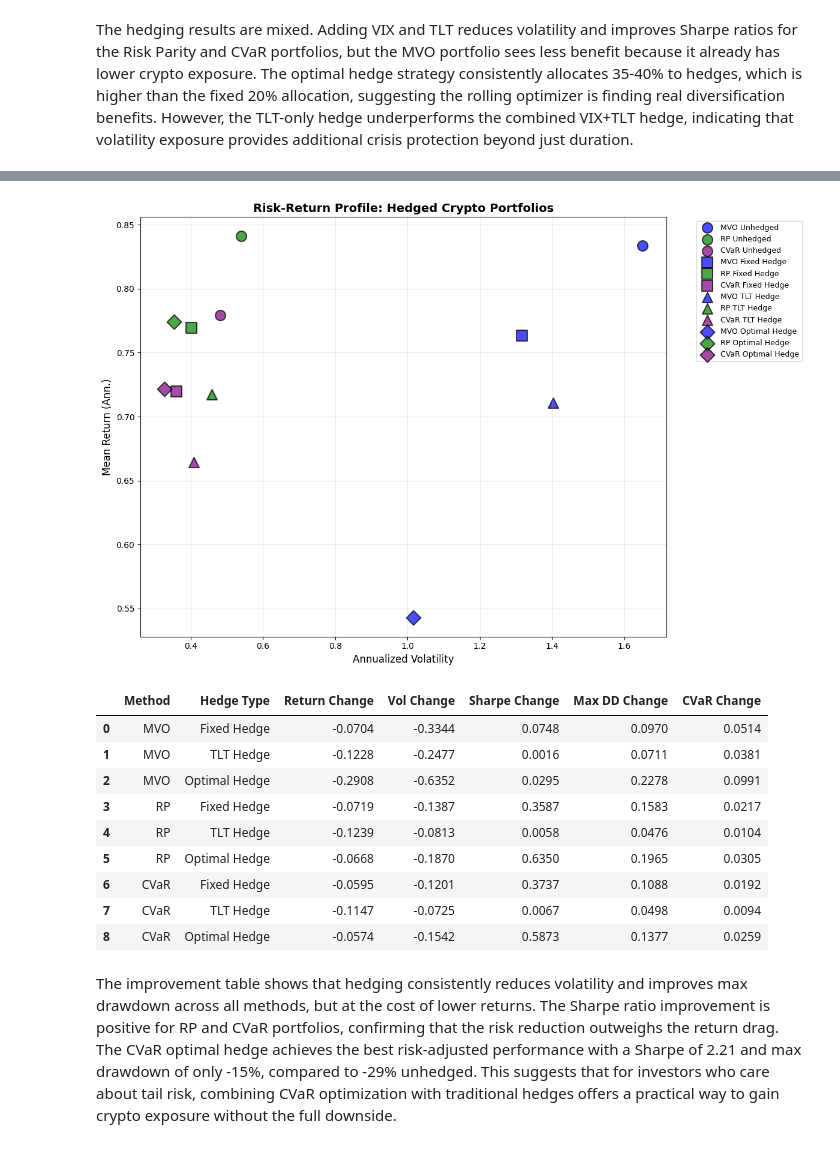
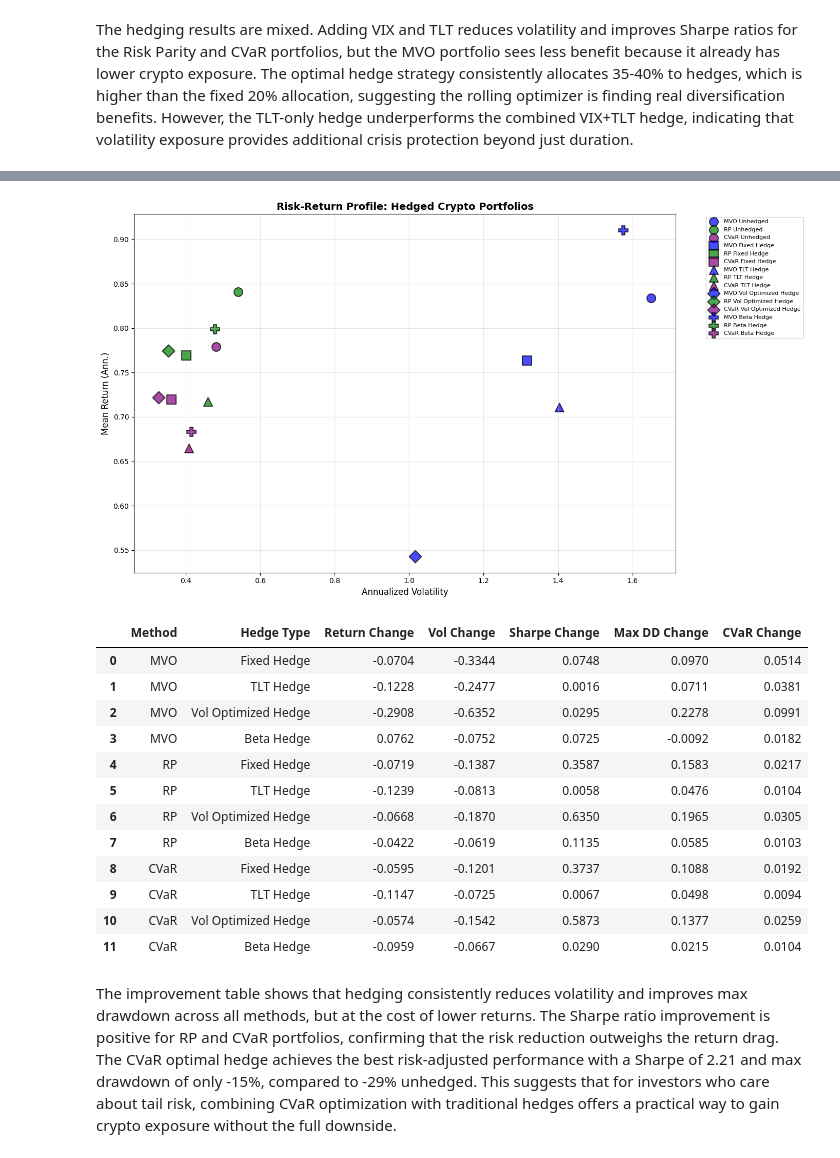
Before and after one commit to sahilnay/crypto-final-project-trad-crypto-assets, a Jupyter notebook: 5_portfolio_optimization/portfolio_optimization.ipynb, the cells around one changed output, grey strips where cells are left out. Drawn from its saved outputs; the diff is of its cells as text; code cells hidden in the pictures.

Commit message:
beta

```diff
--- a/5_portfolio_optimization/portfolio_optimization.ipynb
+++ b/5_portfolio_optimization/portfolio_optimization.ipynb
@@ -583,4 +667,5 @@ plt.show()
 # %%
+# Vol Optimized Hedge Ratios
 fig, ax = plt.subplots(figsize=(12, 5))
 
 for method, color in [('MVO', 'blue'), ('RP', 'green'), ('CVaR', 'purple')]:
@@ -588,14 +673,41 @@ for method, color in [('MVO', 'blue'), ('RP', 'green'), ('CVaR', 'purple')]:
             label=f'{method}', linewidth=1.5, color=color, alpha=0.8)
 
 ax.set_xlabel('Date')
-ax.set_ylabel('Optimal Hedge Ratio')
-ax.set_title('Rolling Optimal Hedge Ratios (60-day window)', fontsize=14, fontweight='bold')
+ax.set_ylabel('Vol Optimized Hedge Ratio')
+ax.set_title('Rolling Vol Optimized Hedge Ratios (60-day window)', fontsize=14, fontweight='bold')
 ax.legend()
 ax.grid(True, alpha=0.3)
 ax.set_ylim(0, 0.45)
 plt.tight_layout()
-plt.savefig(os.path.join(FIG_DIR, 'rolling_optimal_hedge_ratios.png'), dpi=300, bbox_inches='tight')
+plt.savefig(os.path.join(FIG_DIR, 'rolling_vol_optimized_hedge_ratios.png'), dpi=300, bbox_inches='tight')
 plt.show()
 
-print("Average optimal hedge ratios:", {m: f"{hedge_ratio_history[m].mean():.1%}" for m in ['MVO', 'RP', 'CVaR']})
+print("Average vol optimized hedge ratios:", {m: f"{hedge_ratio_history[m].mean():.1%}" for m in ['MVO', 'RP', 'CVaR']})
+
+# Beta Hedge Weights
+fig, axes = plt.subplots(1, 3, figsize=(18, 5))
+
+for idx, method in enumerate(['MVO', 'RP', 'CVaR']):
+    ax = axes[idx]
+    beta_wts = beta_hedge_weights_history[method]
+
+    for col, color in [('^VIX', 'red'), ('TLT', 'blue')]:
+        if col in beta_wts.columns:
+            ax.plot(beta_wts.index, beta_wts[col].values, label=col, linewidth=1.5, color=color, alpha=0.8)
+
+    ax.axhline(y=0, color='black', linestyle='--', linewidth=0.5)
+    ax.set_xlabel('Date')
+    ax.set_ylabel('Hedge Weight')
+    ax.set_title(f'{method}: Rolling Beta Hedge Weights (60-day window)', fontsize=12, fontweight='bold')
+    ax.legend()
+    ax.grid(True, alpha=0.3)
+
+plt.tight_layout()
+plt.savefig(os.path.join(FIG_DIR, 'rolling_beta_hedge_weights.png'), dpi=300, bbox_inches='tight')
+plt.show()
+
+print("Average beta hedge weights:")
+for method in ['MVO', 'RP', 'CVaR']:
+    avg_wts = beta_hedge_weights_history[method].mean()
+    print(f"  {method}: VIX={avg_wts['^VIX']:.2%}, TLT={avg_wts['TLT']:.2%}, Total={avg_wts.sum():.2%}")
 # %% [output]
@@ -604,49 +721,49 @@ Average optimal hedge ratios: {'MVO': '39.5%', 'RP': '37.2%', 'CVaR': '34.3%'}
 # %%
-fig, ax = plt.subplots(figsize=(12, 8))
+fig, ax = plt.subplots(figsize=(14, 8))
 
 colors = {'MVO': 'blue', 'RP': 'green', 'CVaR': 'purple'}
-markers = {'Unhedged': 'o', 'Fixed Hedge': 's', 'TLT Hedge': '^', 'Optimal Hedge': 'D'}
+markers = {'Unhedged': 'o', 'Fixed Hedge': 's', 'TLT Hedge': '^', 'Vol Optimized Hedge': 'D', 'Beta Hedge': 'P'}
 
 for name in hedged_comparison_df.index:
     # Determine method and hedge type
     for method in ['MVO', 'RP', 'CVaR']:
         if name.startswith(method):
             color = colors[method]
-            for hedge_type in ['Unhedged', 'Fixed Hedge', 'TLT Hedge', 'Optimal Hedge']:
+            for hedge_type in ['Unhedged', 'Fixed Hedge', 'TLT Hedge', 'Vol Optimized Hedge', 'Beta Hedge']:
                 if hedge_type in name:
                     marker = markers[hedge_type]
                     break
             break
 
     ax.scatter(
         hedged_comparison_df.loc[name, 'Ann. Vol'],
         hedged_comparison_df.loc[name, 'Mean Return'],
         c=color,
         marker=marker,
         s=150,
         alpha=0.7,
         edgecolors='black',
         linewidth=1.5,
         label=name
     )
 
 ax.set_xlabel('Annualized Volatility', fontsize=12)
 ax.set_ylabel('Mean Return (Ann.)', fontsize=12)
 ax.set_title('Risk-Return Profile: Hedged Crypto Portfolios', fontsize=14, fontweight='bold')
-ax.legend(bbox_to_anchor=(1.05, 1), loc='upper left', fontsize=9)
+ax.legend(bbox_to_anchor=(1.05, 1), loc='upper left', fontsize=8)
 ax.grid(True, alpha=0.3)
 plt.tight_layout()
 plt.savefig(os.path.join(FIG_DIR, 'hedged_risk_return_scatter.png'), dpi=300, bbox_inches='tight')
 plt.show()
 # %% [output]
-[figure, old version]
+[figure, new version]
 # %%
 improvement_data = []
 
 for method in ['MVO', 'RP', 'CVaR']:
     unhedged_metrics = hedged_comparison_df.loc[f'{method} Unhedged']
 
-    for hedge_type in ['Fixed Hedge', 'TLT Hedge', 'Optimal Hedge']:
+    for hedge_type in ['Fixed Hedge', 'TLT Hedge', 'Vol Optimized Hedge', 'Beta Hedge']:
         hedged_name = f'{method} {hedge_type}'
         hedged_met = hedged_comparison_df.loc[hedged_name]
 
@@ -667,13 +784,16 @@ improvement_df.round(4)
 |  | Method | Hedge Type | Return Change | Vol Change | Sharpe Change | Max DD Change | CVaR Change |
 | 0 | MVO | Fixed Hedge | -0.0704 | -0.3344 | 0.0748 | 0.0970 | 0.0514 |
 | 1 | MVO | TLT Hedge | -0.1228 | -0.2477 | 0.0016 | 0.0711 | 0.0381 |
-| 2 | MVO | Optimal Hedge | -0.2908 | -0.6352 | 0.0295 | 0.2278 | 0.0991 |
-| 3 | RP | Fixed Hedge | -0.0719 | -0.1387 | 0.3587 | 0.1583 | 0.0217 |
-| 4 | RP | TLT Hedge | -0.1239 | -0.0813 | 0.0058 | 0.0476 | 0.0104 |
-| 5 | RP | Optimal Hedge | -0.0668 | -0.1870 | 0.6350 | 0.1965 | 0.0305 |
-| 6 | CVaR | Fixed Hedge | -0.0595 | -0.1201 | 0.3737 | 0.1088 | 0.0192 |
-| 7 | CVaR | TLT Hedge | -0.1147 | -0.0725 | 0.0067 | 0.0498 | 0.0094 |
-| 8 | CVaR | Optimal Hedge | -0.0574 | -0.1542 | 0.5873 | 0.1377 | 0.0259 |
+| 2 | MVO | Vol Optimized Hedge | -0.2908 | -0.6352 | 0.0295 | 0.2278 | 0.0991 |
+| 3 | MVO | Beta Hedge | 0.0762 | -0.0752 | 0.0725 | -0.0092 | 0.0182 |
+| 4 | RP | Fixed Hedge | -0.0719 | -0.1387 | 0.3587 | 0.1583 | 0.0217 |
+| 5 | RP | TLT Hedge | -0.1239 | -0.0813 | 0.0058 | 0.0476 | 0.0104 |
+| 6 | RP | Vol Optimized Hedge | -0.0668 | -0.1870 | 0.6350 | 0.1965 | 0.0305 |
+| 7 | RP | Beta Hedge | -0.0422 | -0.0619 | 0.1135 | 0.0585 | 0.0103 |
+| 8 | CVaR | Fixed Hedge | -0.0595 | -0.1201 | 0.3737 | 0.1088 | 0.0192 |
+| 9 | CVaR | TLT Hedge | -0.1147 | -0.0725 | 0.0067 | 0.0498 | 0.0094 |
+| 10 | CVaR | Vol Optimized Hedge | -0.0574 | -0.1542 | 0.5873 | 0.1377 | 0.0259 |
+| 11 | CVaR | Beta Hedge | -0.0959 | -0.0667 | 0.0290 | 0.0215 | 0.0104 |
 # %% [markdown]
 The improvement table shows that hedging consistently reduces volatility and improves max drawdown across all methods, but at the cost of lower returns. The Sharpe ratio improvement is positive for RP and CVaR portfolios, confirming that the risk reduction outweighs the return drag. The CVaR optimal hedge achieves the best risk-adjusted performance with a Sharpe of 2.21 and max drawdown of only -15%, compared to -29% unhedged. This suggests that for investors who care about tail risk, combining CVaR optimization with traditional hedges offers a practical way to gain crypto exposure without the full downside.
 # %% [markdown]
```
Also changed, not shown: parts of 6 cells of this notebook, 7 other files.
